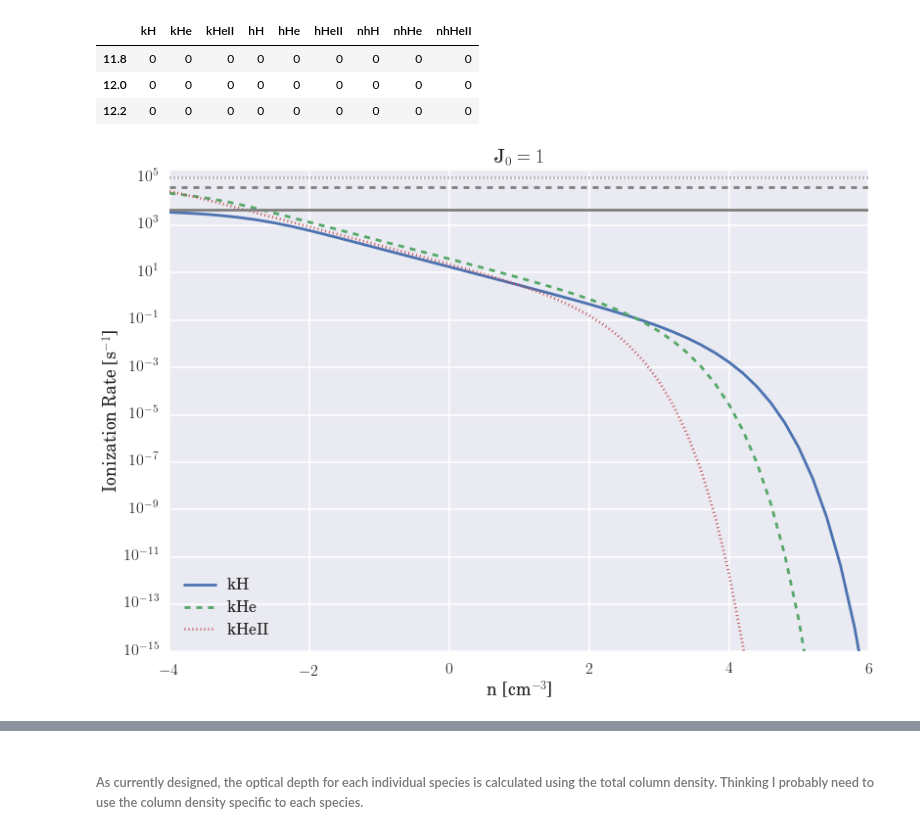
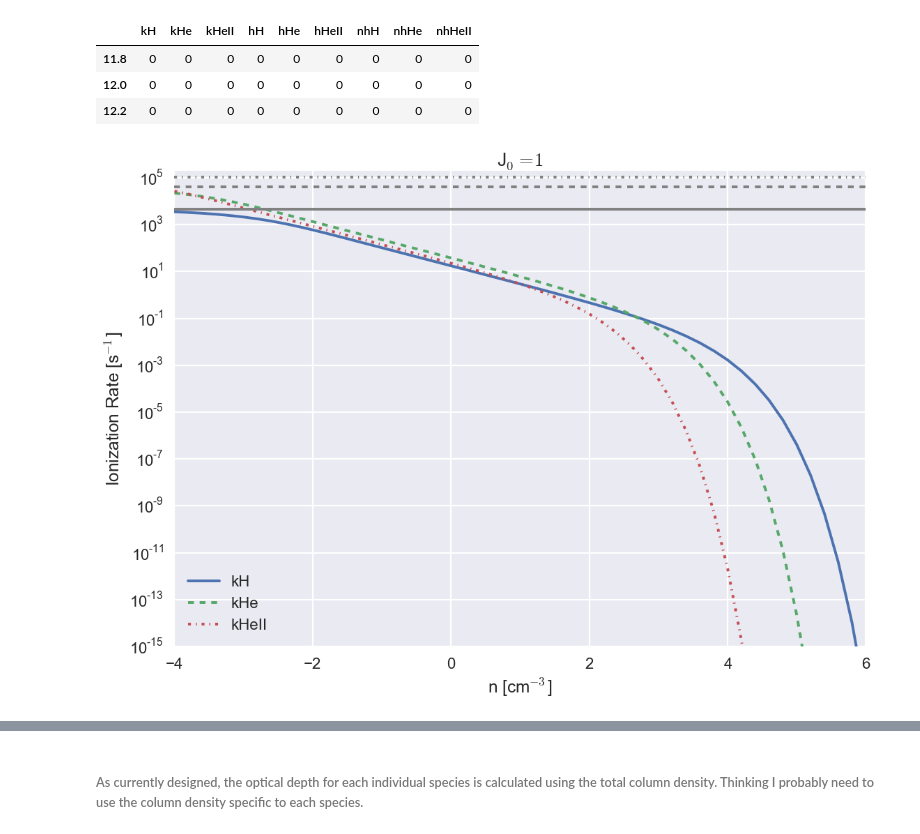
Before and after one commit to hummel/xray_notebooks, a Jupyter notebook: X-Ray Heating and Ionization Table.ipynb, the cells around one changed output, grey strips where cells are left out. Cells and saved outputs as stored; diff of their text form; code cells hidden in the pictures.

```diff
--- a/X-Ray Heating and Ionization Table.ipynb
+++ b/X-Ray Heating and Ionization Table.ipynb
@@ -126,17 +129,21 @@ def sigma(freq, species):
 def unnormed_flux(nu, nu_0, alpha):
     return 4 * np.pi * np.power(nu/nu_0, alpha)
 # %%
-def k_integrand(frequency, species, nu_0, alpha, n, attenuation=True):
+def k_integrand(frequency, species, nu_0, alpha, n, attenuation=True, tau=None, tau_sig=None):
     h_nu = 6.6262e-27
     f_nu = unnormed_flux(frequency, nu_0, alpha)
     sigma_nu = sigma(frequency, species)
     if attenuation:
-        tau = - sigma_nu * N_eff(n)
+        if tau is None:
+            if tau_sig is None:
+                tau = - sigma_nu * N_eff(n)
+            else:
+                tau = - tau_sig * N_eff(n)
         return f_nu * sigma_nu * np.exp(tau) / (h_nu * frequency)
     else:
         return f_nu * sigma_nu / (h_nu * frequency)
 
-def h_integrand(frequency, species, nu_0, alpha, n, attenuation=True):
+def h_integrand(frequency, species, nu_0, alpha, n, attenuation=True, tau=None, tau_sig=None):
     h_nu = 6.6262e-27
     if (species == 'H'):
         nu_ion = 3.3e15
@@ -150,7 +157,11 @@ def h_integrand(frequency, species, nu_0, alpha, n, attenuation=True):
     f_nu = unnormed_flux(frequency, nu_0, alpha)
     sigma_nu = sigma(frequency, species)
     if attenuation:
-        tau = - sigma_nu * N_eff(n)
+        if tau is None:
+            if tau_sig is None:
+                tau = - sigma_nu * N_eff(n)
+            else:
+                tau = - tau_sig * N_eff(n)
         return f_nu * sigma_nu * np.exp(tau) * (1.0 - nu_ion / frequency)
     else:
         return f_nu * sigma_nu * (1.0 - nu_ion / frequency)
@@ -174,22 +185,22 @@ plt.loglog(e_xr, sigma(e_xr/h_eV, 'HeII'))
 # %%
 @np.vectorize
-def k_rates(n, species, attenuation=True):
+def k_rates(n, species, attenuation=True, tau=None, tau_sig=None):
     h_eV = 4.13567e-15
     E_0 = 1e3
     E_min = 1e3
     E_max = 1e4
     alpha = -1.5
-    ans, err = integrate.quad(k_integrand, E_min/h_eV, E_max/h_eV, args=(species, E_0/h_eV, alpha, n, attenuation))
+    ans, err = integrate.quad(k_integrand, E_min/h_eV, E_max/h_eV, args=(species, E_0/h_eV, alpha, n, attenuation, tau, tau_sig))
     return ans
 
 @np.vectorize
-def h_rates(n, species, attenuation=True):
+def h_rates(n, species, attenuation=True, tau=None, tau_sig=None):
     h_eV = 4.13567e-15
     E_0 = 1e3
     E_min = 1e3
     E_max = 1e4
     alpha = -1.5
-    ans, err = integrate.quad(h_integrand, E_min/h_eV, E_max/h_eV, args=(species, E_0/h_eV, alpha, n, attenuation))
+    ans, err = integrate.quad(h_integrand, E_min/h_eV, E_max/h_eV, args=(species, E_0/h_eV, alpha, n, attenuation, tau, tau_sig))
     return ans
 # %%
 k_rates(1e-50, 'H')
@@ -216,10 +227,10 @@ kh_rates['nhHe'] = h_rates(nhe, 'He', attenuation) * nhe
 kh_rates['nhHeII'] = h_rates(nhep, 'HeII', attenuation) * nhep
 # %%
 attenuation = False
-n = np.logspace(-4,12.2,2)
+n = np.logspace(-4,12.2,82)
 nhe = .1*n
 nhep = nhe/1e3
-khr = pd.DataFrame(index=np.linspace(-4,12.2,2))
+khr = pd.DataFrame(index=np.linspace(-4,12.2,82))
 khr['kH'] = k_rates(n, 'H', attenuation)
 khr['kHe'] = k_rates(nhe, 'He', attenuation)
 khr['kHeII'] = k_rates(nhep, 'HeII', attenuation)
@@ -244,14 +255,14 @@ kh_rates.tail(3)
 | 12.0 | 0 | 0 | 0 | 0 | 0 | 0 | 0 | 0 | 0 |
 | 12.2 | 0 | 0 | 0 | 0 | 0 | 0 | 0 | 0 | 0 |
 # %%
-kh_rates[['kH', 'kHe', 'kHeII']].plot(logy=True, ylim=(1e-15, 2e5), xlim=(-4,6), style=['-', '--', ':'])
+kh_rates[['kH', 'kHe', 'kHeII']].plot(logy=True, ylim=(1e-15, 2e5), xlim=(-4,6), style=['-', '--', '-.'])
 plt.plot(khr.index, khr.kH, '-', color='grey')
 plt.plot(khr.index, khr.kHe, '--', color='grey')
-plt.plot(khr.index, khr.kHeII, ':', color='grey')
+plt.plot(khr.index, khr.kHeII, '-.', color='grey')
 plt.xlabel('n [cm$^{-3}$]')
 plt.ylabel('Ionization Rate [s$^{-1}$]')
 plt.title('J$_0 = 1$')
 plt.savefig('figures/khrates/ionrate.png', bbox_inches='tight')
 # %% [output]
-[figure, old version]
+[figure, new version]
 # %%
```
Also changed, not shown: parts of 7 cells of this notebook.
